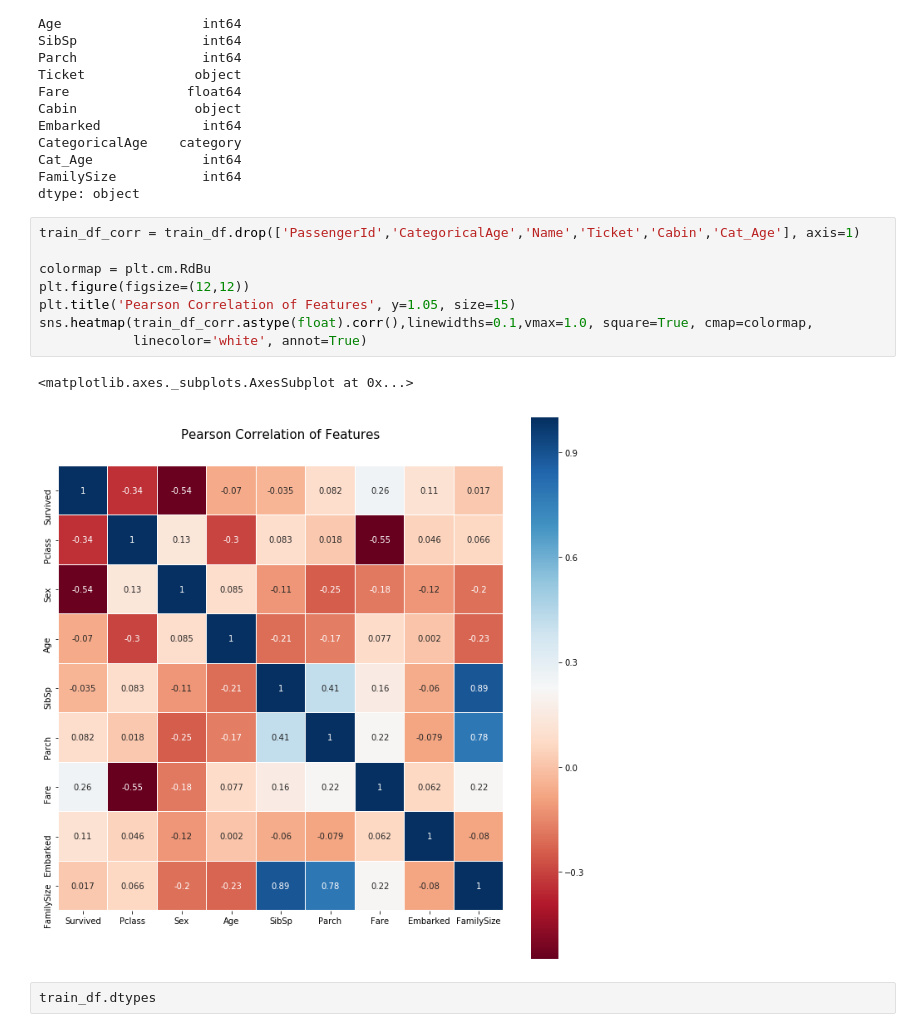
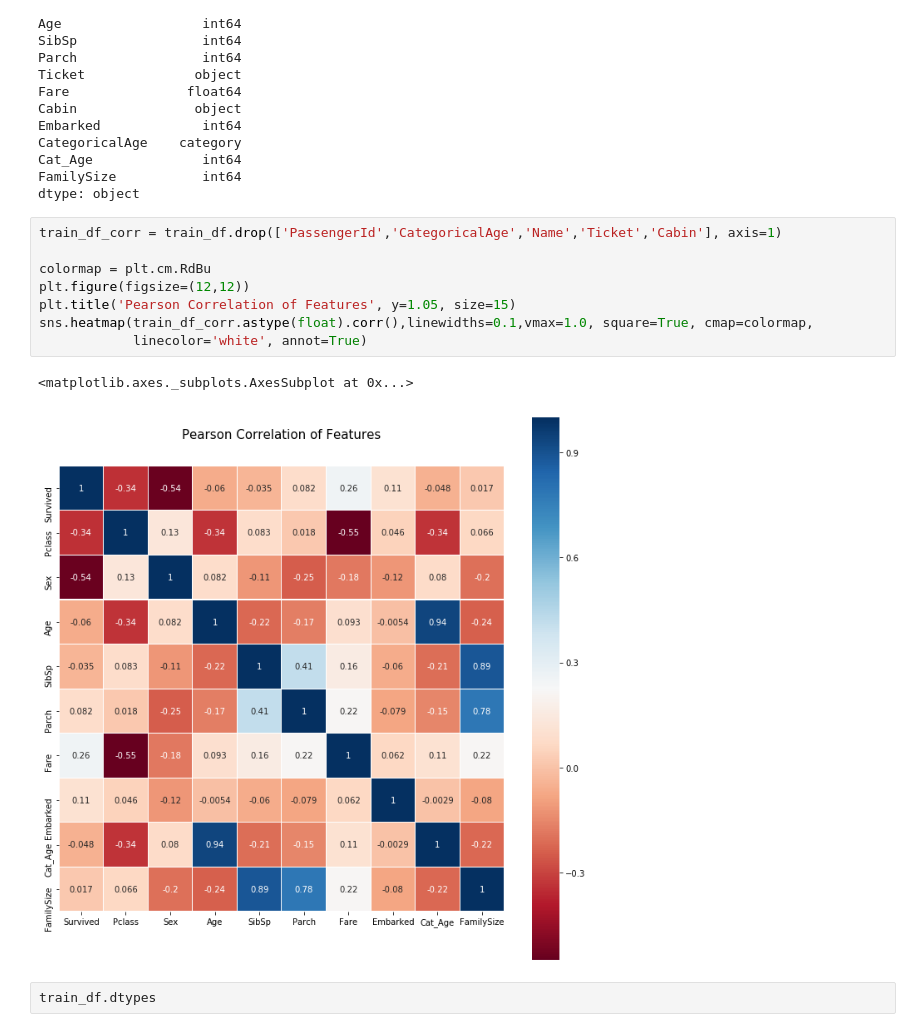
Before and after one commit to leopei/BAX452, a Jupyter notebook: HW1/HW1.ipynb, the cells around one changed output. Cells and saved outputs as stored; diff of their text form.

```diff
--- a/HW1/HW1.ipynb
+++ b/HW1/HW1.ipynb
@@ -242,16 +242,16 @@ Cat_Age              int64
 FamilySize           int64
 dtype: object
 # %%
-train_df_corr = train_df.drop(['PassengerId','CategoricalAge','Name','Ticket','Cabin','Cat_Age'], axis=1)
+train_df_corr = train_df.drop(['PassengerId','CategoricalAge','Name','Ticket','Cabin'], axis=1)
 
 colormap = plt.cm.RdBu
 plt.figure(figsize=(12,12))
 plt.title('Pearson Correlation of Features', y=1.05, size=15)
 sns.heatmap(train_df_corr.astype(float).corr(),linewidths=0.1,vmax=1.0, square=True, cmap=colormap,
             linecolor='white', annot=True)
 # %% [output]
 <matplotlib.axes._subplots.AxesSubplot at 0x...>
-[figure, old version]
+[figure, new version]
 # %%
 train_df.dtypes
 # %% [output]
```
Also changed, not shown: parts of 9 cells of this notebook, 2 other files.
